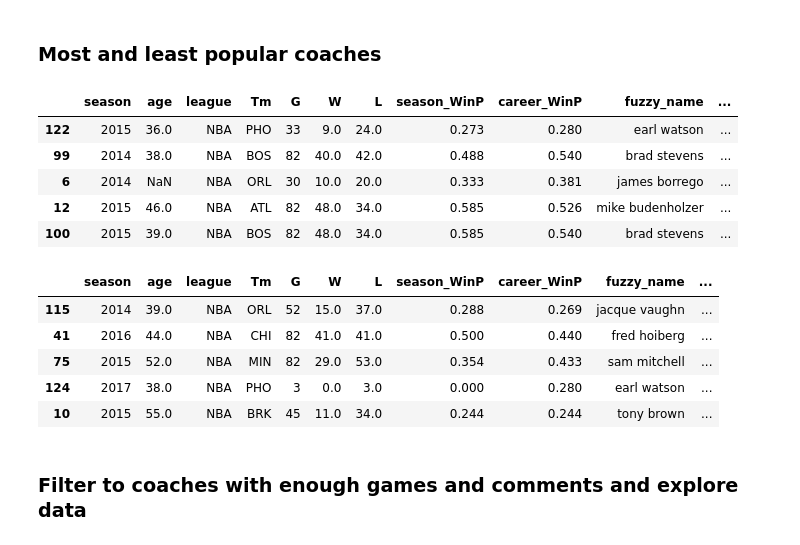
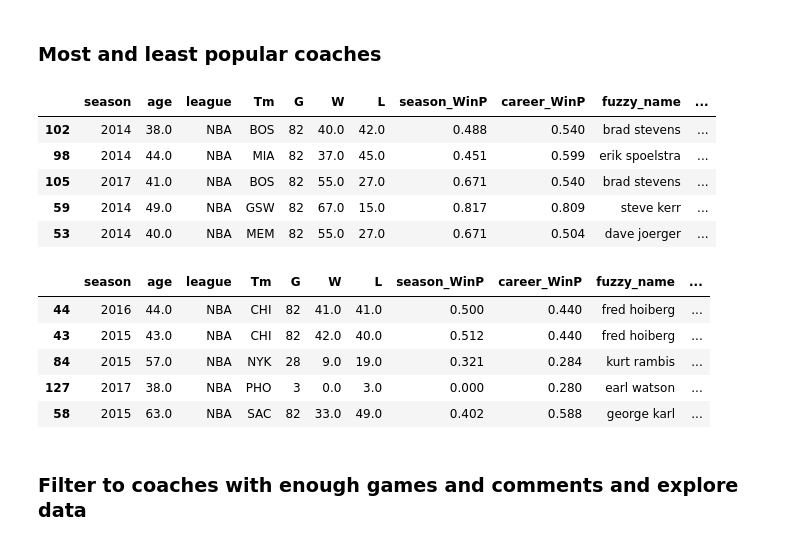
Before and after one commit to map222/trailofpapers, a Jupyter notebook: sentiment_sports/nba-sentiment.ipynb, the cells around one changed output. Cells and saved outputs as stored; diff of their text form; code cells hidden in the pictures.

```diff
--- a/sentiment_sports/nba-sentiment.ipynb
+++ b/sentiment_sports/nba-sentiment.ipynb
@@ -296,7 +259,7 @@ name_map.update({'giannis':'giannis antetokounmpo', 'kd':'kevin durant', 'kd kd'
                 'klove':'kevin love', 'cj': 'cj mccollum', 'shabazz': 'shabazz muhammad',
                 'ingram': 'brandon ingram', 'manu': 'manu ginobili', 'thon': 'thon maker',
                 'simmons': 'ben simmons', 'ben': 'ben simmons', 'jj':'jj redick',
-                'wade': 'dwyane wade', 'wall': 'john wall', 'nance jr': 'larry nance', 'pau':'pau gasol',
+                'wade': 'dwyane wade', 'nance jr': 'larry nance', 'pau':'pau gasol',
                  'mbah moute': 'luc mbah a moute', 'luc': 'luc mbah a moute',
                 'lin': 'jeremy lin', 'iggy':'andre iguodala', 'lue':'tyronn lue', 'tt':'tristan thompson',
                 'hayward': 'gordon hayward', 'lonzo':'lonzo ball', 'mj':'michael jordan',
@@ -309,0 +267,3 @@ nba2014_df['fuzzy_name'] = nba2014_df.apply(lambda row: name_map[row['str_entiti
+# %%
+%%time
+nba_df['fuzzy_name'] = nba_df.apply(lambda row: name_map[row['str_entities']] if row['str_entities'] in name_map else row['fuzzy_name'], axis=1)
@@ -311,9 +273,4 @@ nba2014_df['fuzzy_name'] = nba2014_df.apply(lambda row: name_map[row['str_entiti
 Remove players whose names have implicit sentiment
 # %%
 senti_players = ['jerian grant', 'jerami grant', 'marcus smart', 'justin holiday','jrue holiday', 'kevin love', 'derrick favors']
-nba2017_df = nba2017_df[nba2017_df['fuzzy_name'].apply(lambda row: row not in senti_players)]
-nba2016_df = nba2016_df[nba2016_df['fuzzy_name'].apply(lambda row: row not in senti_players)]
-nba2015_df = nba2015_df[nba2015_df['fuzzy_name'].apply(lambda row: row not in senti_players)]
-nba2014_df = nba2014_df[nba2014_df['fuzzy_name'].apply(lambda row: row not in senti_players)]
+nba_df = nba_df[nba_df['fuzzy_name'].apply(lambda row: row not in senti_players)]
-# %%
-nba_df = pd.concat([nba2014_df, nba2015_df, nba2016_df, nba2017_df])
@@ -740,23 +700,23 @@ coaches_covariates_df = (coaches_df.merge(coaches_race_df, on = 'Coach')
 # %% [markdown]
 ### Most and least popular coaches
 # %%
-coaches_covariates_df.sort_values('compound_mean_mean',ascending=False).head(5)
+coaches_covariates_df.sort_values('compound_mean_mean',ascending=False).query('user_count > 40').head(5)
 # %% [output]
 |  | season | age | league | Tm | G | W | L | season_WinP | career_WinP | fuzzy_name | ... |
-| 122 | 2015 | 36.0 | NBA | PHO | 33 | 9.0 | 24.0 | 0.273 | 0.280 | earl watson | ... |
-| 99 | 2014 | 38.0 | NBA | BOS | 82 | 40.0 | 42.0 | 0.488 | 0.540 | brad stevens | ... |
-| 6 | 2014 | NaN | NBA | ORL | 30 | 10.0 | 20.0 | 0.333 | 0.381 | james borrego | ... |
-| 12 | 2015 | 46.0 | NBA | ATL | 82 | 48.0 | 34.0 | 0.585 | 0.526 | mike budenholzer | ... |
-| 100 | 2015 | 39.0 | NBA | BOS | 82 | 48.0 | 34.0 | 0.585 | 0.540 | brad stevens | ... |
+| 102 | 2014 | 38.0 | NBA | BOS | 82 | 40.0 | 42.0 | 0.488 | 0.540 | brad stevens | ... |
+| 98 | 2014 | 44.0 | NBA | MIA | 82 | 37.0 | 45.0 | 0.451 | 0.599 | erik spoelstra | ... |
+| 105 | 2017 | 41.0 | NBA | BOS | 82 | 55.0 | 27.0 | 0.671 | 0.540 | brad stevens | ... |
+| 59 | 2014 | 49.0 | NBA | GSW | 82 | 67.0 | 15.0 | 0.817 | 0.809 | steve kerr | ... |
+| 53 | 2014 | 40.0 | NBA | MEM | 82 | 55.0 | 27.0 | 0.671 | 0.504 | dave joerger | ... |
 # %%
-coaches_covariates_df.sort_values('compound_mean_mean',ascending=False).tail(5)
+coaches_covariates_df.sort_values('compound_mean_mean',ascending=False).query('user_count > 40').tail(5)
 # %% [output]
 |  | season | age | league | Tm | G | W | L | season_WinP | career_WinP | fuzzy_name | ... |
-| 115 | 2014 | 39.0 | NBA | ORL | 52 | 15.0 | 37.0 | 0.288 | 0.269 | jacque vaughn | ... |
-| 41 | 2016 | 44.0 | NBA | CHI | 82 | 41.0 | 41.0 | 0.500 | 0.440 | fred hoiberg | ... |
-| 75 | 2015 | 52.0 | NBA | MIN | 82 | 29.0 | 53.0 | 0.354 | 0.433 | sam mitchell | ... |
-| 124 | 2017 | 38.0 | NBA | PHO | 3 | 0.0 | 3.0 | 0.000 | 0.280 | earl watson | ... |
-| 10 | 2015 | 55.0 | NBA | BRK | 45 | 11.0 | 34.0 | 0.244 | 0.244 | tony brown | ... |
+| 44 | 2016 | 44.0 | NBA | CHI | 82 | 41.0 | 41.0 | 0.500 | 0.440 | fred hoiberg | ... |
+| 43 | 2015 | 43.0 | NBA | CHI | 82 | 42.0 | 40.0 | 0.512 | 0.440 | fred hoiberg | ... |
+| 84 | 2015 | 57.0 | NBA | NYK | 28 | 9.0 | 19.0 | 0.321 | 0.284 | kurt rambis | ... |
+| 127 | 2017 | 38.0 | NBA | PHO | 3 | 0.0 | 3.0 | 0.000 | 0.280 | earl watson | ... |
+| 58 | 2015 | 63.0 | NBA | SAC | 82 | 33.0 | 49.0 | 0.402 | 0.588 | george karl | ... |
 # %% [markdown]
 ### Filter to coaches with enough games and comments and explore data
 # %%
```
Also changed, not shown: parts of 62 cells of this notebook, 11 other files.
